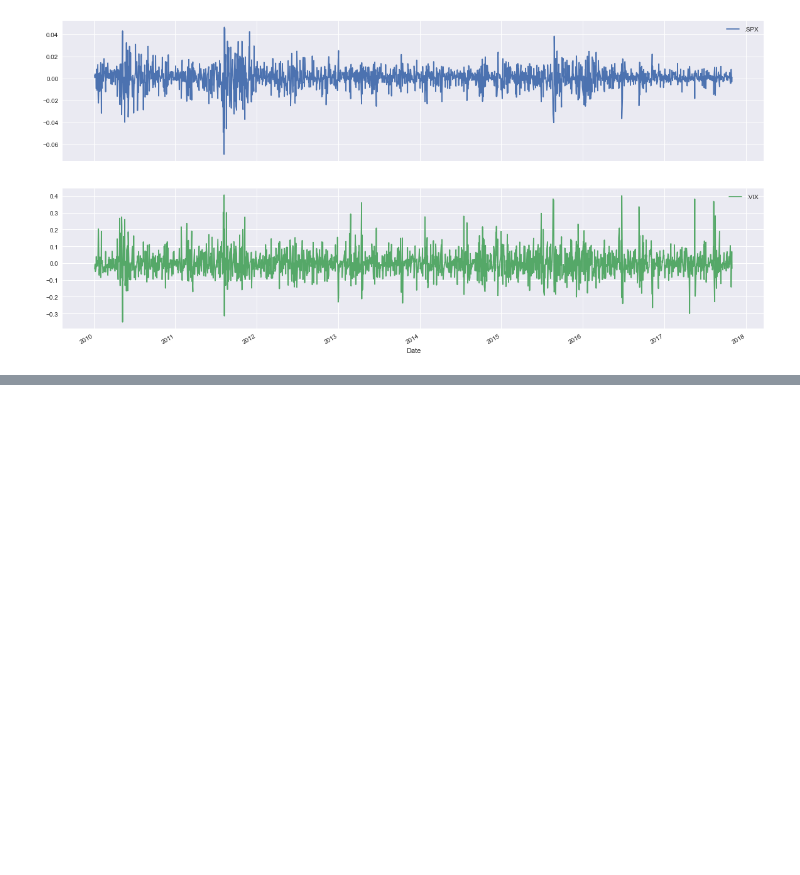
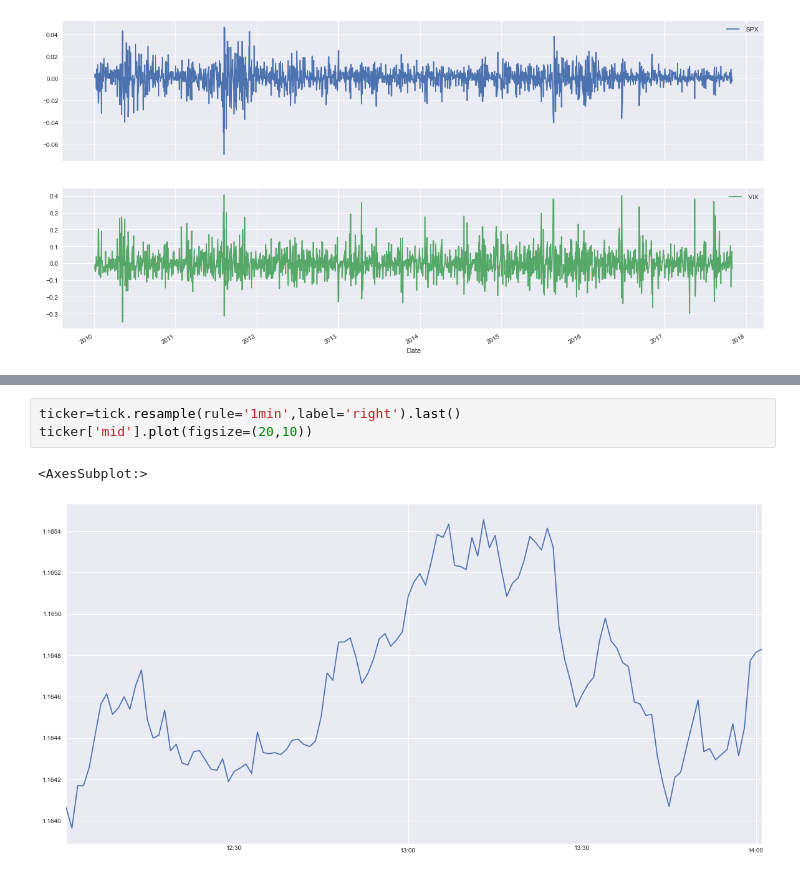
Before and after one commit to anubhavsingh10/Finance, a Jupyter notebook: timeseries.ipynb, the cells around one changed output, grey strips where cells are left out. Cells and saved outputs as stored; diff of their text form; blank space fills up the shorter version.

```diff
--- a/timeseries.ipynb
+++ b/timeseries.ipynb
@@ -155,0 +201,6 @@ data['.SPX'].plot(figsize=(20,10))
+# %%
+ticker=tick.resample(rule='1min',label='right').last()
+ticker['mid'].plot(figsize=(20,10))
+# %% [output]
+<AxesSubplot:>
+[figure, added]
```
Also changed, not shown: parts of 9 cells of this notebook.
